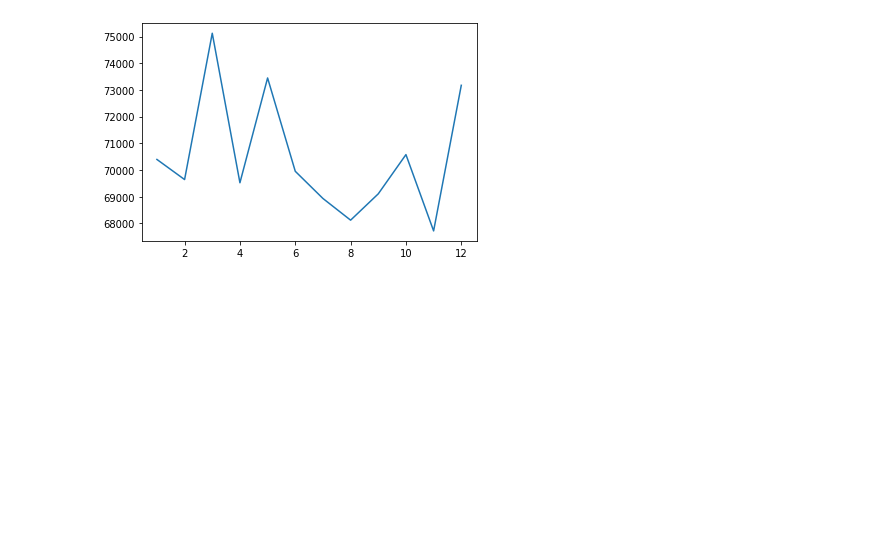
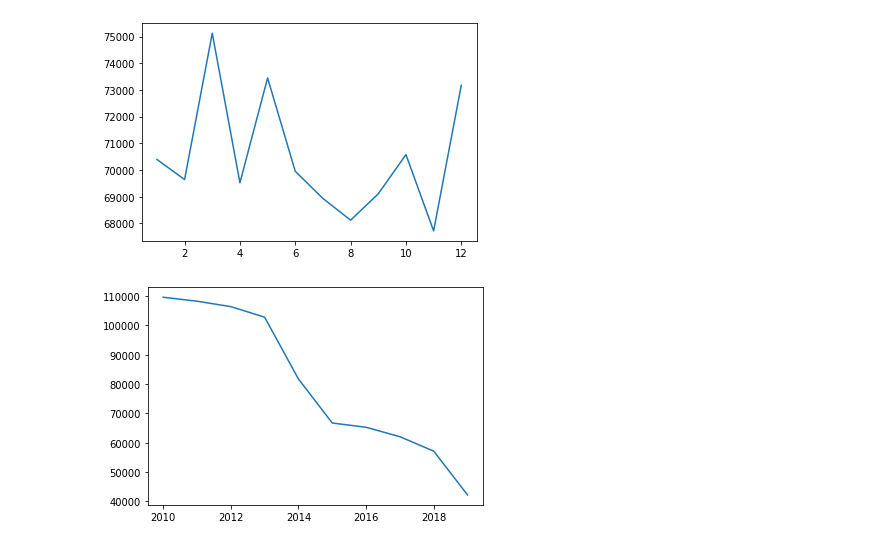
Before and after one commit to debluka/PR21LDMMKPZG, a Jupyter notebook: PR21LDMMKPZG.ipynb, the cells around one changed output. Cells and saved outputs as stored; diff of their text form; code cells hidden in the pictures; blank space fills up the shorter version.

```diff
--- a/PR21LDMMKPZG.ipynb
+++ b/PR21LDMMKPZG.ipynb
@@ -42,3 +42,23 @@ plt.plot(mesec,counter)
 plt.show()
 # %% [output]
 [figure]
+# %%
+#group by mesec, count unique id
+kd_mes = df.groupby(['MesecStoritve', 'UraStoritve','ZaporednaStevilkaKD'])
+mes_counter = defaultdict(int)
+
+for name,v in kd_mes:
+    #print((name[0].astype(str)))
+    index = int(name[0].astype(str).split(".")[1])
+    while(index < 1000):
+        index *=10
+    if index >= 2010 and index < 2020:
+        mes_counter[index] +=1
+
+
+list_mes_counter = sorted(mes_counter.items())
+mesec, counter = zip(*list_mes_counter)
+plt.plot(mesec,counter)
+plt.show()
+# %% [output]
+[figure, added]
```
